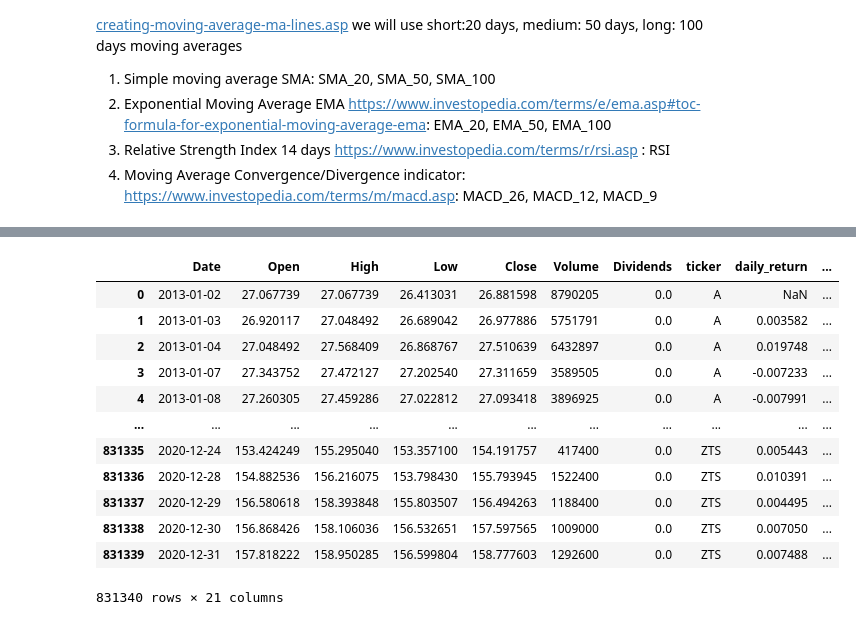
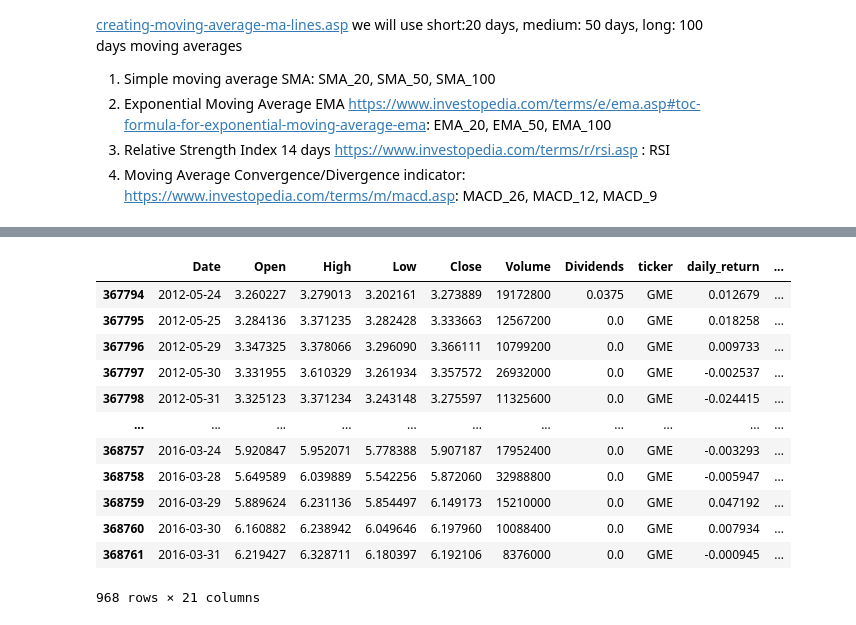
Before and after one commit to gotoshleep/DSE4212-Portfolio-Optimiser, a Jupyter notebook: Data prep/data_cleaning.ipynb, the cells around one changed output, grey strips where cells are left out. Drawn from its saved outputs; the diff is of its cells as text; code cells hidden in the pictures.

Commit message:
Updated Ashleys data_cleaning notebook

```diff
--- a/Data prep/data_cleaning.ipynb
+++ b/Data prep/data_cleaning.ipynb
@@ -261,2 +467,9 @@ Number of tickers successfully fetched: 515
 # %%
-all_stock_data
+# List of tickers to remove as they were not in S&P 500 between 2013-2020
+tickers_to_remove = [
+    "ATGE", "CBE", "EP", "FII", "GR", "LXK",
+    "MHS", "MMI", "RRD", "SVU", "TIE"
+]
+
+# Remove rows where 'ticker' is in the list
+all_stock_data = all_stock_data[~all_stock_data['ticker'].isin(tickers_to_remove)]
@@ -421,0 +637,5 @@ SP500_all_stock_data_Final = df
+# %%
+# 2012-05-23 is the 100th trading day from 2012-01-01
+final_cleaned_data = SP500_all_stock_data_Final[SP500_all_stock_data_Final['Date'] > '2012-05-23']
+
+final_cleaned_data
@@ -422,16 +656,16 @@ SP500_all_stock_data_Final = df
 # %%
-SP500_all_stock_data_Final
+final_cleaned_data[final_cleaned_data['ticker'] == 'GME']
 # %% [output]
 |  | Date | Open | High | Low | Close | Volume | Dividends | ticker | daily_return | ... |
-| 0 | 2013-01-02 | 27.067739 | 27.067739 | 26.413031 | 26.881598 | 8790205 | 0.0 | A | NaN | ... |
-| 1 | 2013-01-03 | 26.920117 | 27.048492 | 26.689042 | 26.977886 | 5751791 | 0.0 | A | 0.003582 | ... |
-| 2 | 2013-01-04 | 27.048492 | 27.568409 | 26.868767 | 27.510639 | 6432897 | 0.0 | A | 0.019748 | ... |
-| 3 | 2013-01-07 | 27.343752 | 27.472127 | 27.202540 | 27.311659 | 3589505 | 0.0 | A | -0.007233 | ... |
-| 4 | 2013-01-08 | 27.260305 | 27.459286 | 27.022812 | 27.093418 | 3896925 | 0.0 | A | -0.007991 | ... |
+| 367794 | 2012-05-24 | 3.260227 | 3.279013 | 3.202161 | 3.273889 | 19172800 | 0.0375 | GME | 0.012679 | ... |
+| 367795 | 2012-05-25 | 3.284136 | 3.371235 | 3.282428 | 3.333663 | 12567200 | 0.0 | GME | 0.018258 | ... |
+| 367796 | 2012-05-29 | 3.347325 | 3.378066 | 3.296090 | 3.366111 | 10799200 | 0.0 | GME | 0.009733 | ... |
+| 367797 | 2012-05-30 | 3.331955 | 3.610329 | 3.261934 | 3.357572 | 26932000 | 0.0 | GME | -0.002537 | ... |
+| 367798 | 2012-05-31 | 3.325123 | 3.371234 | 3.243148 | 3.275597 | 11325600 | 0.0 | GME | -0.024415 | ... |
 | ... | ... | ... | ... | ... | ... | ... | ... | ... | ... | ... |
-| 831335 | 2020-12-24 | 153.424249 | 155.295040 | 153.357100 | 154.191757 | 417400 | 0.0 | ZTS | 0.005443 | ... |
-| 831336 | 2020-12-28 | 154.882536 | 156.216075 | 153.798430 | 155.793945 | 1522400 | 0.0 | ZTS | 0.010391 | ... |
-| 831337 | 2020-12-29 | 156.580618 | 158.393848 | 155.803507 | 156.494263 | 1188400 | 0.0 | ZTS | 0.004495 | ... |
-| 831338 | 2020-12-30 | 156.868426 | 158.106036 | 156.532651 | 157.597565 | 1009000 | 0.0 | ZTS | 0.007050 | ... |
-| 831339 | 2020-12-31 | 157.818222 | 158.950285 | 156.599804 | 158.777603 | 1292600 | 0.0 | ZTS | 0.007488 | ... |
+| 368757 | 2016-03-24 | 5.920847 | 5.952071 | 5.778388 | 5.907187 | 17952400 | 0.0 | GME | -0.003293 | ... |
+| 368758 | 2016-03-28 | 5.649589 | 6.039889 | 5.542256 | 5.872060 | 32988800 | 0.0 | GME | -0.005947 | ... |
+| 368759 | 2016-03-29 | 5.889624 | 6.231136 | 5.854497 | 6.149173 | 15210000 | 0.0 | GME | 0.047192 | ... |
+| 368760 | 2016-03-30 | 6.160882 | 6.238942 | 6.049646 | 6.197960 | 10088400 | 0.0 | GME | 0.007934 | ... |
+| 368761 | 2016-03-31 | 6.219427 | 6.328711 | 6.180397 | 6.192106 | 8376000 | 0.0 | GME | -0.000945 | ... |
-831340 rows × 21 columns
+968 rows × 21 columns
```
Also changed, not shown: parts of 16 cells of this notebook.
